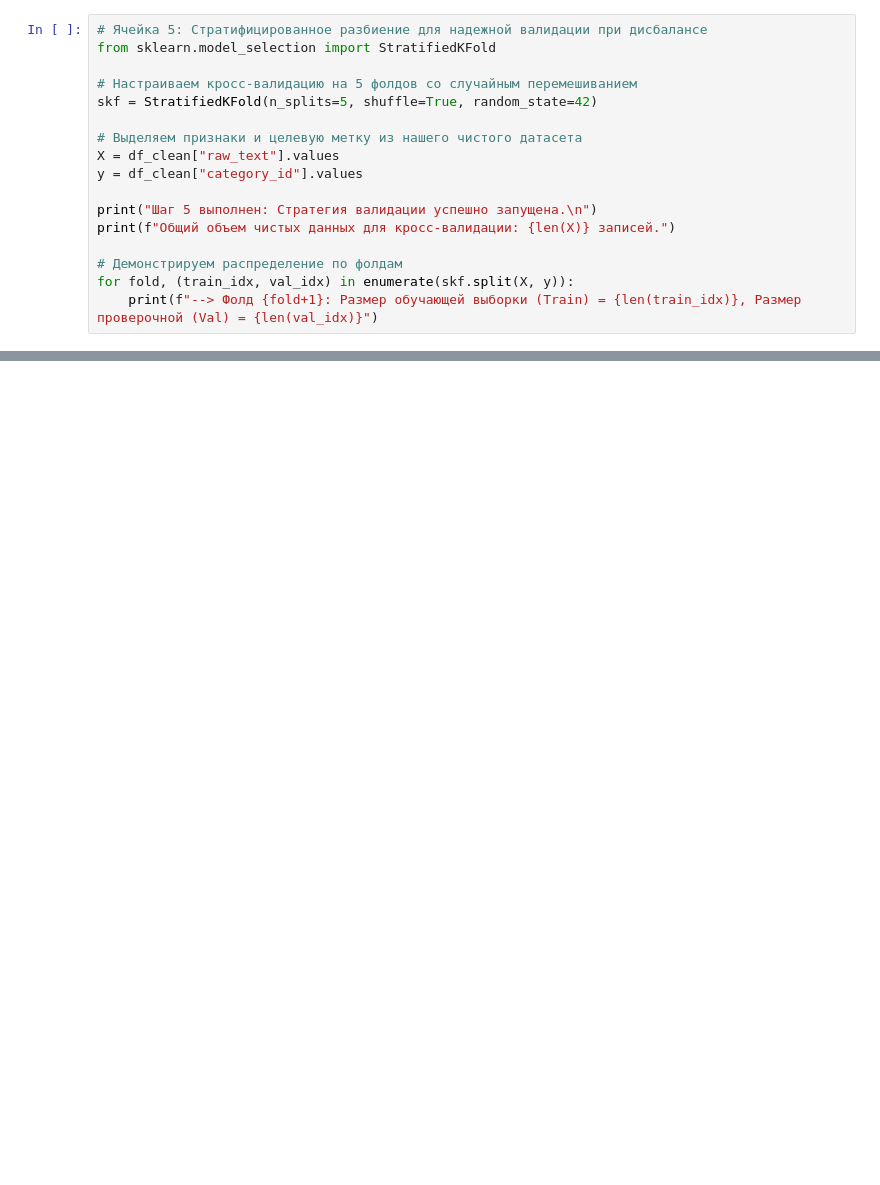
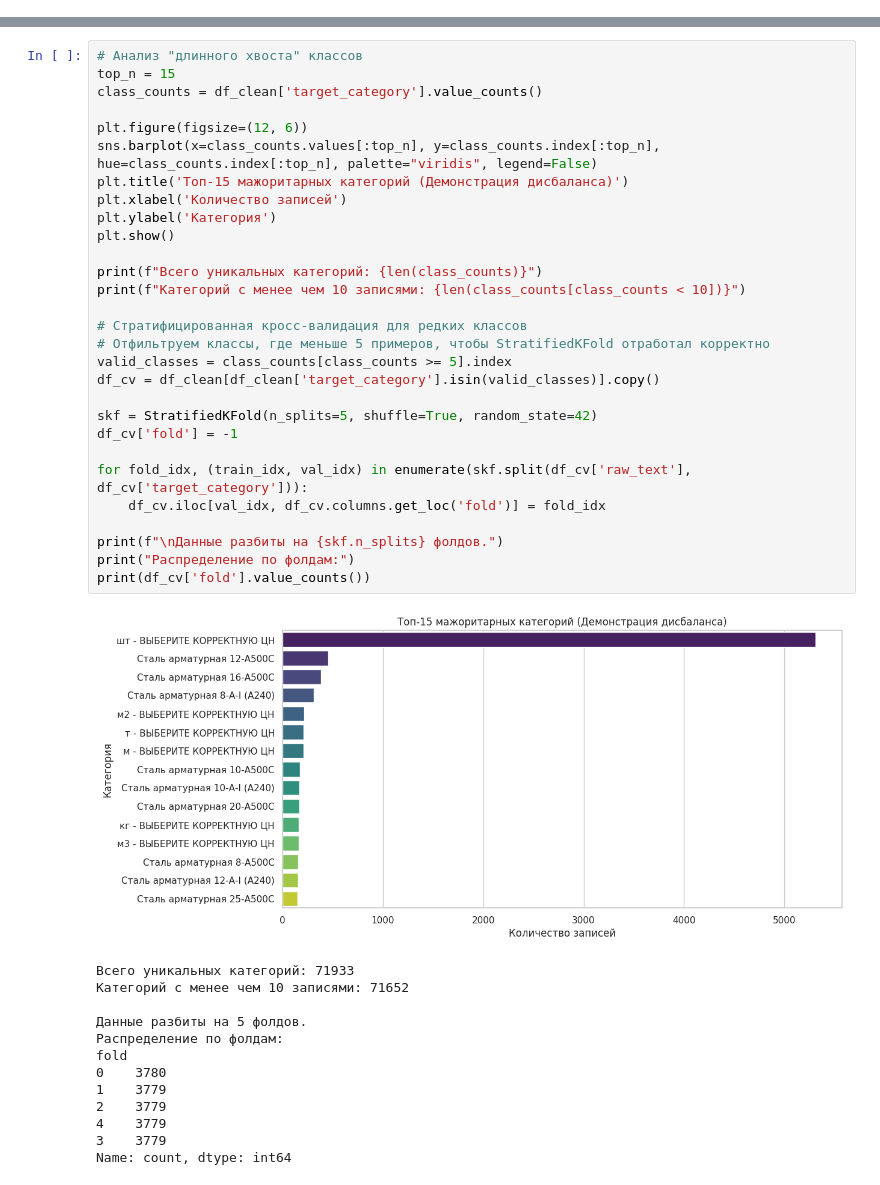
Before and after one commit to foxtrot-0715/my-first-data-project, a Jupyter notebook: notebooks/hw4_eda_and_validation.ipynb, the cells around one changed output, grey strips where cells are left out. Saved outputs shown, nothing was run; the diff lists cells and outputs as text; blank space fills up the shorter version.

Commit message:
feat: implement real EDA with Pydantic validation and StratifiedKFold

```diff
--- a/notebooks/hw4_eda_and_validation.ipynb
+++ b/notebooks/hw4_eda_and_validation.ipynb
@@ -116,17 +0,0 @@ print(df_corrupted[["id", "category_id", "error_details"]])
-# %%
-# Ячейка 5: Стратифицированное разбиение для надежной валидации при дисбалансе
-from sklearn.model_selection import StratifiedKFold
-
-# Настраиваем кросс-валидацию на 5 фолдов со случайным перемешиванием
-skf = StratifiedKFold(n_splits=5, shuffle=True, random_state=42)
-
-# Выделяем признаки и целевую метку из нашего чистого датасета
-X = df_clean["raw_text"].values
-y = df_clean["category_id"].values
-
-print("Шаг 5 выполнен: Стратегия валидации успешно запущена.\n")
-print(f"Общий объем чистых данных для кросс-валидации: {len(X)} записей.")
-
-# Демонстрируем распределение по фолдам
-for fold, (train_idx, val_idx) in enumerate(skf.split(X, y)):
-    print(f"--> Фолд {fold+1}: Размер обучающей выборки (Train) = {len(train_idx)}, Размер проверочной (Val) = {len(val_idx)}")
@@ -141,0 +97,43 @@ for fold, (train_idx, val_idx) in enumerate(skf.split(X, y)):
+# %%
+# Анализ "длинного хвоста" классов
+top_n = 15
+class_counts = df_clean['target_category'].value_counts()
+
+plt.figure(figsize=(12, 6))
+sns.barplot(x=class_counts.values[:top_n], y=class_counts.index[:top_n], hue=class_counts.index[:top_n], palette="viridis", legend=False)
+plt.title('Топ-15 мажоритарных категорий (Демонстрация дисбаланса)')
+plt.xlabel('Количество записей')
+plt.ylabel('Категория')
+plt.show()
+
+print(f"Всего уникальных категорий: {len(class_counts)}")
+print(f"Категорий с менее чем 10 записями: {len(class_counts[class_counts < 10])}")
+
+# Стратифицированная кросс-валидация для редких классов
+# Отфильтруем классы, где меньше 5 примеров, чтобы StratifiedKFold отработал корректно
+valid_classes = class_counts[class_counts >= 5].index
+df_cv = df_clean[df_clean['target_category'].isin(valid_classes)].copy()
+
+skf = StratifiedKFold(n_splits=5, shuffle=True, random_state=42)
+df_cv['fold'] = -1
+
+for fold_idx, (train_idx, val_idx) in enumerate(skf.split(df_cv['raw_text'], df_cv['target_category'])):
+    df_cv.iloc[val_idx, df_cv.columns.get_loc('fold')] = fold_idx
+
+print(f"\nДанные разбиты на {skf.n_splits} фолдов.")
+print("Распределение по фолдам:")
+print(df_cv['fold'].value_counts())
+# %% [output]
+[figure, added]
+Всего уникальных категорий: 71933
+Категорий с менее чем 10 записями: 71652
+
+Данные разбиты на 5 фолдов.
+Распределение по фолдам:
+fold
+0    3780
+1    3779
+2    3779
+4    3779
+3    3779
+Name: count, dtype: int64
```
Also changed, not shown: parts of 9 cells of this notebook.
